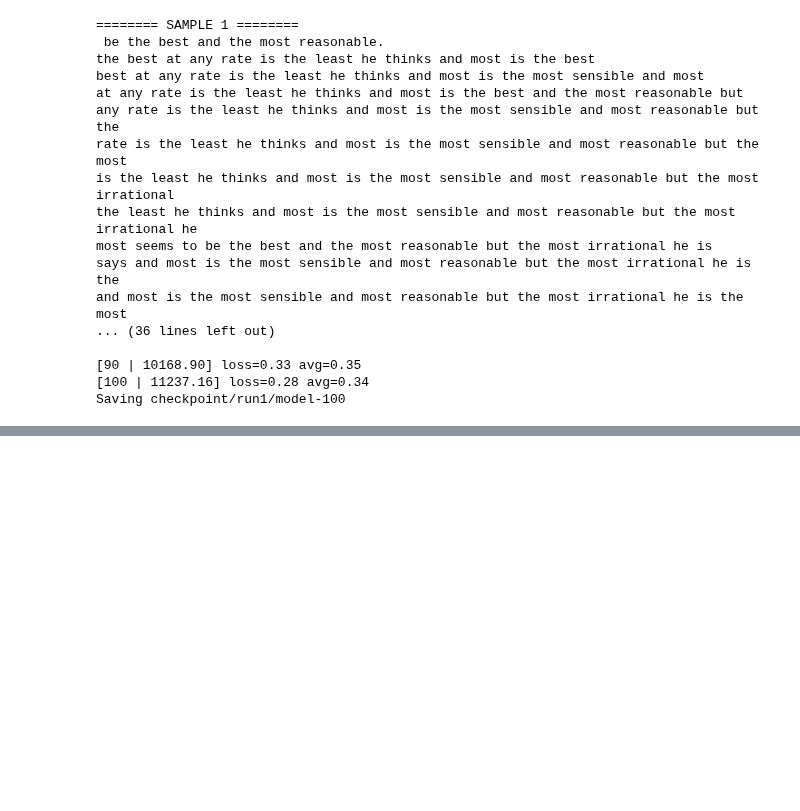
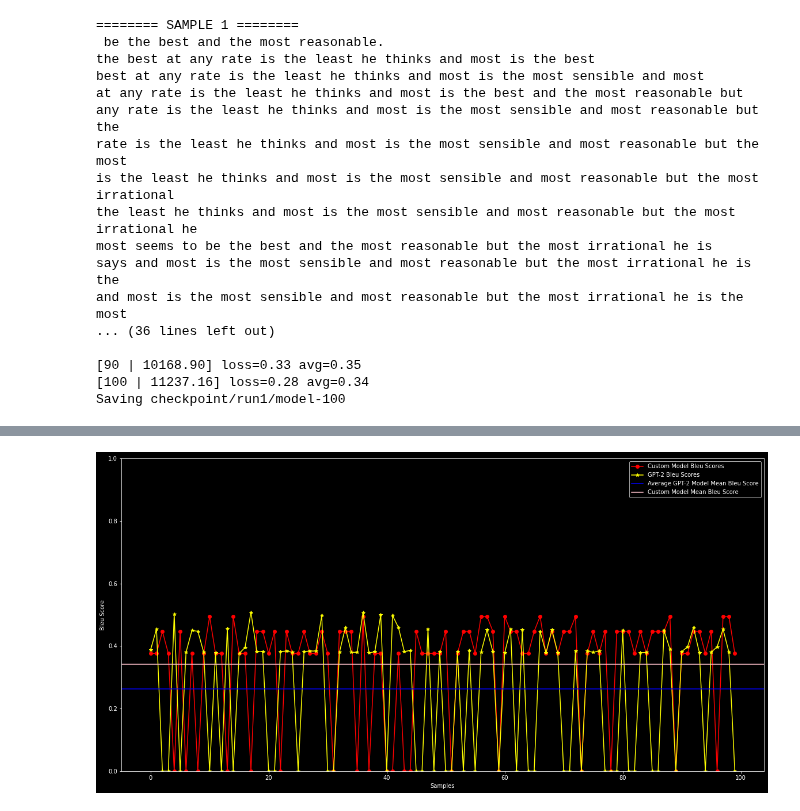
Before and after one commit to Arnab1181412/Text-Generation-using-Attention-Mechanism-and-GPT-2, a Jupyter notebook: Text_Generation.ipynb, the cells around one changed output, grey strips where cells are left out. Drawn from its saved outputs; the diff is of its cells as text; code cells hidden in the pictures; blank space fills up the shorter version.

```diff
--- a/Text_Generation.ipynb
+++ b/Text_Generation.ipynb
@@ -206,7 +211,7 @@ loaded_model.save('/content/drive/MyDrive/Colab Notebooks/Text Generation/model.
 # %% [markdown]
 With training complete, we now have a model that can generate text. However, we need to give it a starting point. To do this, we write a function that takes a string input, tokenizes it, then pads it with zeroes so it fits into our 50 long prediction window.
 # %%
-def gen(model,seq,max_len = 51):
+def gen(model,seq,max_len = 50):
     ''' Generates a sequence given a string seq using specified model until the total sequence length
     reaches max_len'''
     # Tokenize the input string
@@ -397,0 +487,27 @@ an injustice is the search after justice in the world the first object of the ar
+# %%
+dataframe = pd.read_csv('/content/drive/MyDrive/Colab Notebooks/Text Generation/dataframe.csv')
+dataframe.drop(columns=['Unnamed: 0'],inplace=True)
+scores_gpt2 =[]
+gpt2.copy_checkpoint_from_gdrive(run_name='run1')
+session = gpt2.start_tf_sess()
+gpt2.load_gpt2(session, run_name='run1',reuse=True)
+j = range(0,100)
+
+for i in j:
+  globals()['inp_seq_' + str(i)] = dataframe['input sequence'][i]
+  globals()['predict_next_seq' + str(i)] = gpt2.generate(session,
+                                    length = 50,
+                                    temperature = 0.7,
+                                    prefix = globals()['inp_seq_' + str(i)],
+                                    nsamples = 1,
+                                    batch_size = 1,
+                                    return_as_list  =True
+                                  )[0]
+  globals()['actual_next_seq' + str(i)] = dataframe['next following sequence'][i]
+  globals()['split_actual' + str(i)] = globals()['actual_next_seq' + str(i)].split()
+  globals()['split_predicted' + str(i)] = globals()['predict_next_seq' + str(i)].split()[50:]
+  globals()['score' + str(i)] = sentence_bleu(globals()['split_actual' + str(i)],globals()['split_predicted' + str(i)])
+  scores_gpt2.append(globals()['score' + str(i)] )
+
+dataframe['bleu score (GPT-2)'] = scores_gpt2
+dataframe
@@ -397,0 +528,17 @@ an injustice is the search after justice in the world the first object of the ar
+# %%
+x_range = range(100)
+custom_Bleu = np.array(dataframe['bleu score (custom model)'])
+gpt2_Blue = np.array(dataframe['bleu score (GPT-2)'])
+plt.figure(figsize = (20,10))
+plt.style.use('dark_background')
+plt.plot(x_range,custom_Bleu,marker = 'o',color = 'red')
+plt.plot(x_range,gpt2_Blue,marker = '*',color = 'yellow')
+plt.axhline(gpt2_Blue.mean(),color = 'blue')
+plt.axhline(custom_Bleu.mean(),color = 'pink')
+plt.ylabel('Bleu Score')
+plt.xlabel('Samples')
+plt.ylim([0,1])
+plt.legend(['Custom Model Bleu Scores','GPT-2 Bleu Scores','Average GPT-2 Model Mean Bleu Score','Custom Model Mean Bleu Score'],loc = 1)
+plt.show()
+# %% [output]
+[figure, added]
```
Also changed, not shown: parts of 14 cells of this notebook.
